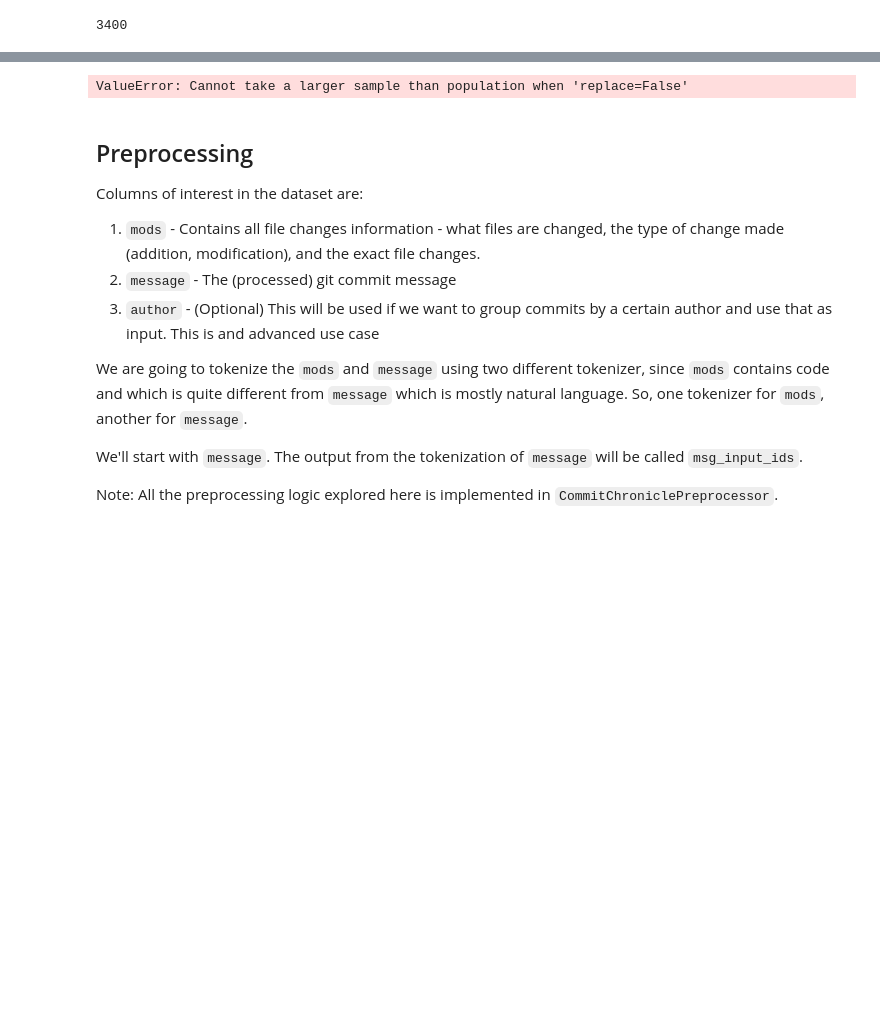
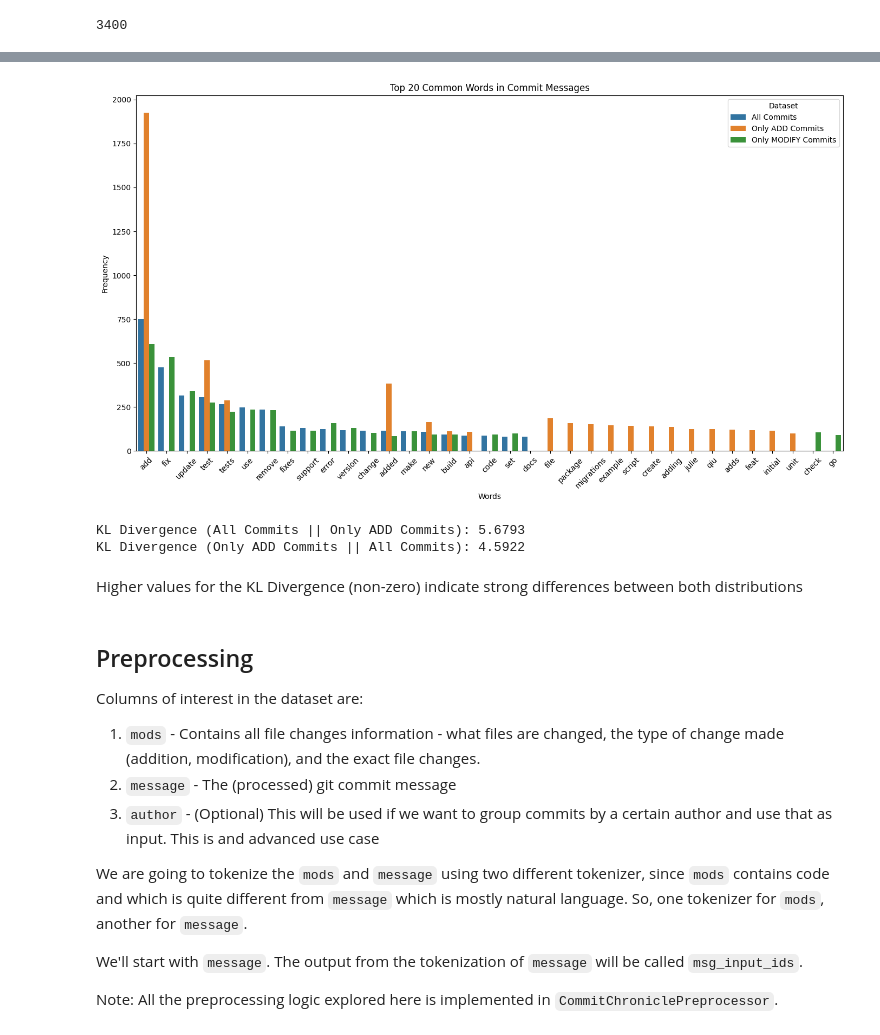
Before and after one commit to ZHCSJ666/ML-24-25, a Jupyter notebook: notebooks/Commit Chronicle Dataset.ipynb, the cells around one changed output, grey strips where cells are left out. Saved outputs shown, nothing was run; the diff lists cells and outputs as text; code cells hidden in the pictures; blank space fills up the shorter version.

```diff
--- a/notebooks/Commit Chronicle Dataset.ipynb
+++ b/notebooks/Commit Chronicle Dataset.ipynb
@@ -162,68 +163,84 @@ Passing `palette` without assigning `hue` is deprecated and will be removed in v
 # %%
 import pandas as pd
+import numpy as np
 import nltk
 
 def preprocess_text(text):
-    """
-    Preprocesses the input text by lowercasing, removing punctuation, and removing stopwords.
-
-    Args:
-        text (str): The text to preprocess.
-
-    Returns:
-        list: A list of cleaned words.
-    """
     text = text.lower()
     text = text.translate(str.maketrans('', '', string.punctuation))
     words = text.split()
     stopwords_list = nltk.corpus.stopwords.words('english')
     stop_words = set(stopwords_list)
     cleaned_words = [word for word in words if word not in stop_words]
 
     return cleaned_words
 
 def get_word_counts(df):
-    """
-    Extracts words from commit messages and counts their frequencies.
-
-    Args:
-        df (pd.DataFrame): The DataFrame containing commit messages.
-
-    Returns:
-        Counter: A Counter object with word frequencies.
-    """
     all_words = []
     for message in df['message'].dropna():
         all_words.extend(preprocess_text(message))
     return Counter(all_words)
 
-word_counts_original = get_word_counts(df.sample(1000))
-word_counts_add = get_word_counts(add_changes_df.sample(1000))
+word_counts_original = get_word_counts(df.sample(len(add_changes_df))) # sample the same number of ADD changes to get a good idea
+word_counts_add = get_word_counts(add_changes_df)
+word_counts_modify = get_word_counts(modify_changes_df.sample(len(add_changes_df)))
 
-# Convert Counter objects to DataFrames for easier plotting
 def counter_to_df(counter, title):
     df = pd.DataFrame(counter.most_common(20), columns=['word', 'count'])
     df['dataset'] = title
     return df
 
 df_original_words = counter_to_df(word_counts_original, 'All Commits')
 df_add_words = counter_to_df(word_counts_add, 'Only ADD Commits')
+df_modify_words = counter_to_df(word_counts_modify, 'Only MODIFY Commits')
 
-df_combined = pd.concat([df_original_words, df_add_words])
+df_combined = pd.concat([df_original_words, df_add_words, df_modify_words])
 
-# Create the flipped bar plot
 plt.figure(figsize=(14, 8))
 sns.barplot(data=df_combined, x='word', y='count', hue='dataset')
 
 plt.title('Top 20 Common Words in Commit Messages')
 plt.xlabel('Words')
 plt.ylabel('Frequency')
 plt.legend(title='Dataset')
-plt.xticks(rotation=45)  # Rotate x-axis labels if words are long
-plt.tight_layout()  # Adjust layout to prevent clipping of labels
-plt.show()
+plt.xticks(rotation=45)
+plt.tight_layout()
+plt.show() # We can see there is a difference between the most common words in ADD and MODIFY commits
+            # It's supported by the fact that MODIFY commits are more similar to the original commits as they are more frequent
 # %% [output]
-ValueError: Cannot take a larger sample than population when 'replace=False'
+[figure, added]
+# %%
+from scipy.stats import entropy
+vocabulary = set(word_counts_original.keys()).union(set(word_counts_add.keys()))
+
+counts_original = []
+counts_add = []
+
+for word in vocabulary:
+    counts_original.append(word_counts_original.get(word, 0))
+    counts_add.append(word_counts_add.get(word, 0))
+
+counts_original = np.array(counts_original, dtype=np.float64)
+counts_add = np.array(counts_add, dtype=np.float64)
+
+epsilon = 1e-10
+counts_original += epsilon
+counts_add += epsilon
+
+prob_original = counts_original / counts_original.sum()
+prob_add = counts_add / counts_add.sum()
+
+kl_divergence = entropy(prob_original, prob_add)
+
+print(f"KL Divergence (All Commits || Only ADD Commits): {kl_divergence:.4f}")
+
+kl_divergence_reverse = entropy(prob_add, prob_original)
+print(f"KL Divergence (Only ADD Commits || All Commits): {kl_divergence_reverse:.4f}")
+# %% [output]
+KL Divergence (All Commits || Only ADD Commits): 5.6793
+KL Divergence (Only ADD Commits || All Commits): 4.5922
+# %% [markdown]
+Higher values for the KL Divergence (non-zero) indicate strong differences between both distributions
 # %% [markdown]
 ## Preprocessing
 
```
Also changed, not shown: parts of 6 cells of this notebook, 2 other files.
